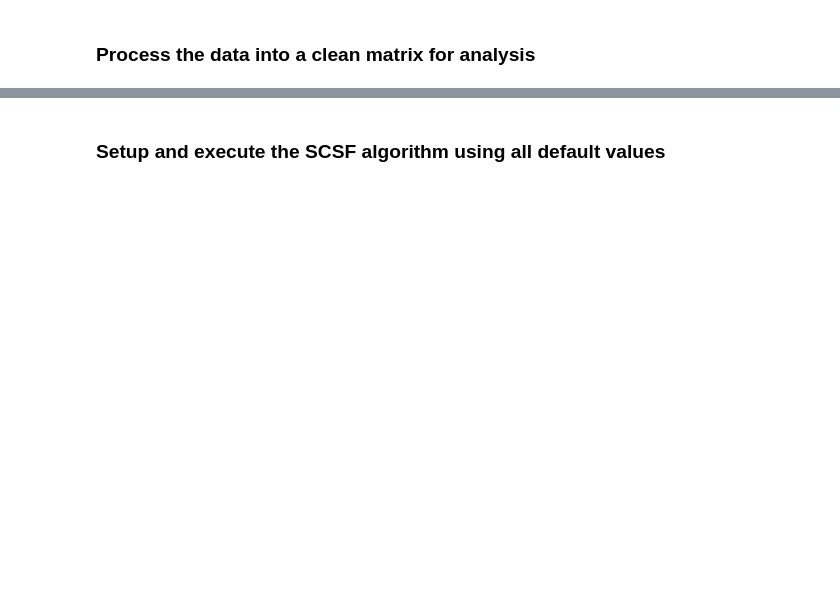
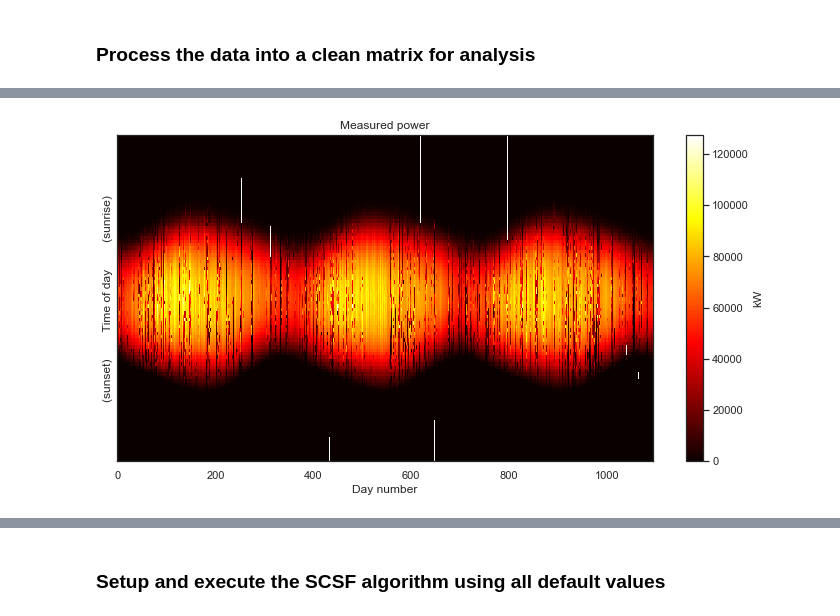
Before and after one commit to slacgismo/StatisticalClearSky, a Jupyter notebook: notebooks/SCSF_usage_with_PVDAQ_data.ipynb, the cells around one changed output, grey strips where cells are left out. Drawn from its saved outputs; the diff is of its cells as text; code cells hidden in the pictures; blank space fills up the shorter version.

```diff
--- a/notebooks/SCSF_usage_with_PVDAQ_data.ipynb
+++ b/notebooks/SCSF_usage_with_PVDAQ_data.ipynb
@@ -27,0 +35,4 @@ plot_2d(data_matrix);
+# %%
+dh.plot_heatmap(matrix='raw');
+# %% [output]
+[figure, added]
```
Also changed, not shown: parts of 11 cells of this notebook.
